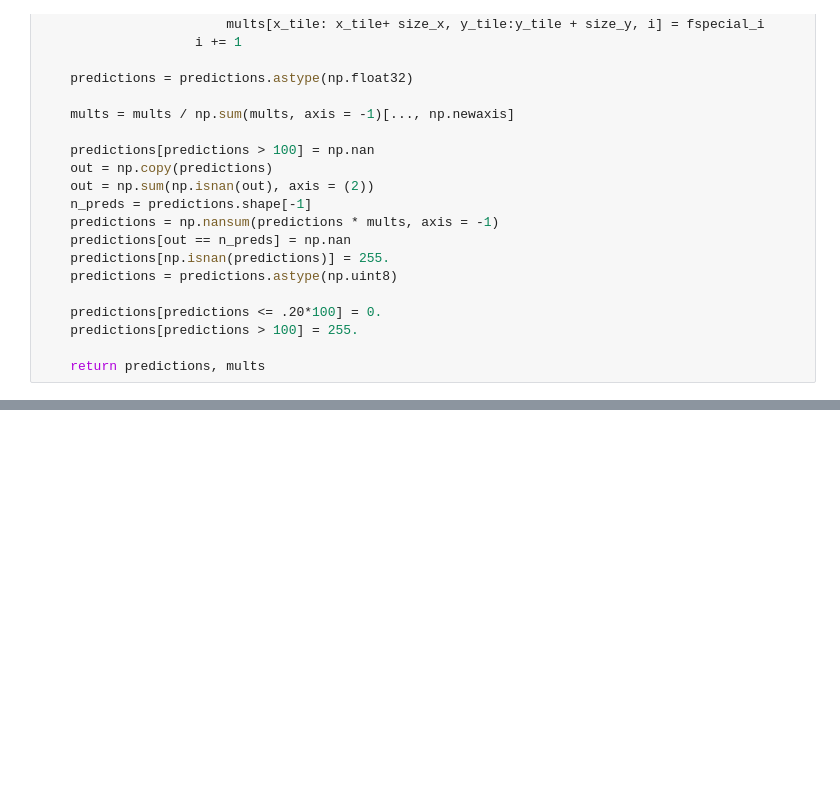
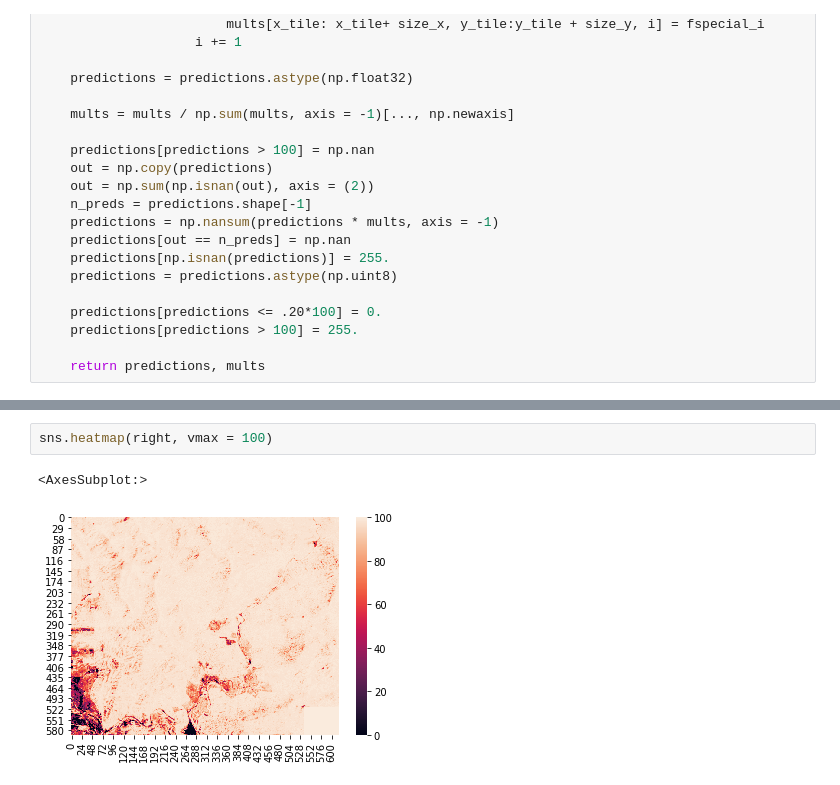
Before and after one commit to wri/sentinel-tree-cover, a Jupyter notebook: notebooks/analysis/blog analyses.ipynb, the cells around one changed output, grey strips where cells are left out. Cells and saved outputs as stored; diff of their text form; blank space fills up the shorter version.

```diff
--- a/notebooks/analysis/blog analyses.ipynb
+++ b/notebooks/analysis/blog analyses.ipynb
@@ -290,0 +292,5 @@ Recreating: ../../project-monitoring/tiles/2472/1012/processed/
+# %%
+sns.heatmap(right, vmax = 100)
+# %% [output]
+<AxesSubplot:>
+[figure, added]
```
Also changed, not shown: parts of 7 cells of this notebook, 7 other files.
